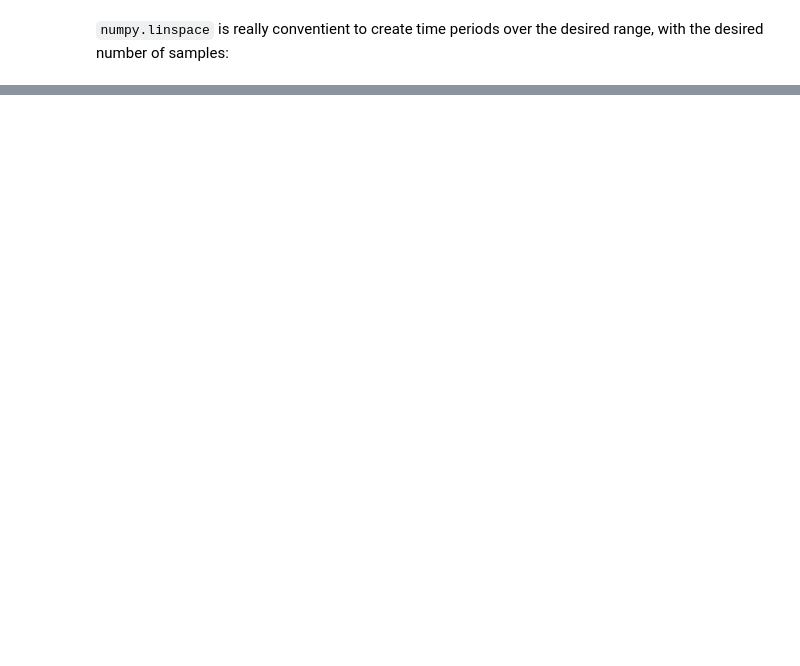
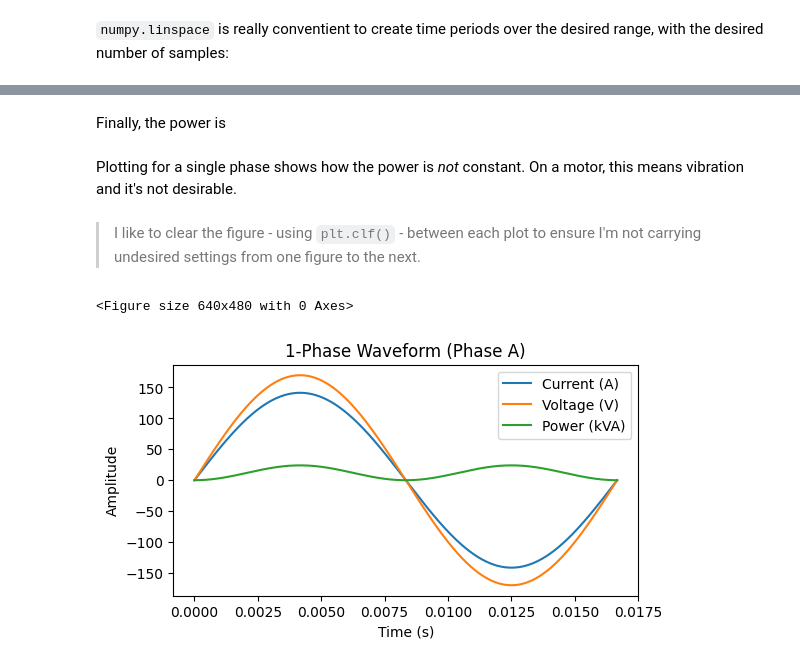
Before and after one commit to miek770/blog, a Jupyter notebook: raws/2023-07-xx.ipynb, the cells around one changed output, grey strips where cells are left out. Cells and saved outputs as stored; diff of their text form; code cells hidden in the pictures; blank space fills up the shorter version.

Commit message:
Preparing next article

```diff
--- a/raws/2023-07-xx.ipynb
+++ b/raws/2023-07-xx.ipynb
@@ -117,0 +77,2 @@ plt.show()
+# %%
+voltage = 208  # Volts (phase-to-phase)
@@ -117,0 +81,35 @@ plt.show()
+# %%
+vln_peak = voltage * 2**0.5 / 3**0.5
+# %%
+# Voltages for phases A, B and C
+Va = vln_peak * np.sin(2 * np.pi * freq_hz * t)
+Vb = vln_peak * np.sin(2 * np.pi * freq_hz * t + (2 * np.pi / 3))
+Vc = vln_peak * np.sin(2 * np.pi * freq_hz * t + (4 * np.pi / 3))
+# %% [markdown]
+Finally, the power is
+# %%
+# Power for phases A, B and C (kVA)
+Sa = Va * Ia / 1e3
+Sb = Vb * Ib / 1e3
+Sc = Vc * Ic / 1e3
+# %% [markdown]
+Plotting for a single phase shows how the power is *not* constant. On a motor, this means vibration and it's not desirable.
+# %% [markdown]
+> I like to clear the figure - using `plt.clf()` - between each plot to ensure I'm not carrying undesired settings from one figure to the next.
+# %%
+plt.clf()
+plt.figure(figsize=(6, 3))
+
+plt.plot(t, Ia, label="Current (A)")
+plt.plot(t, Va, label="Voltage (V)")
+plt.plot(t, Sa, label="Power (kVA)")
+
+plt.xlabel("Time (s)")
+plt.ylabel("Amplitude")
+plt.title(f"1-Phase Waveform (Phase A)")
+plt.legend()
+
+plt.show()
+# %% [output]
+<Figure size 640x480 with 0 Axes>
+[figure, added]
```
Also changed, not shown: parts of 46 cells of this notebook.
